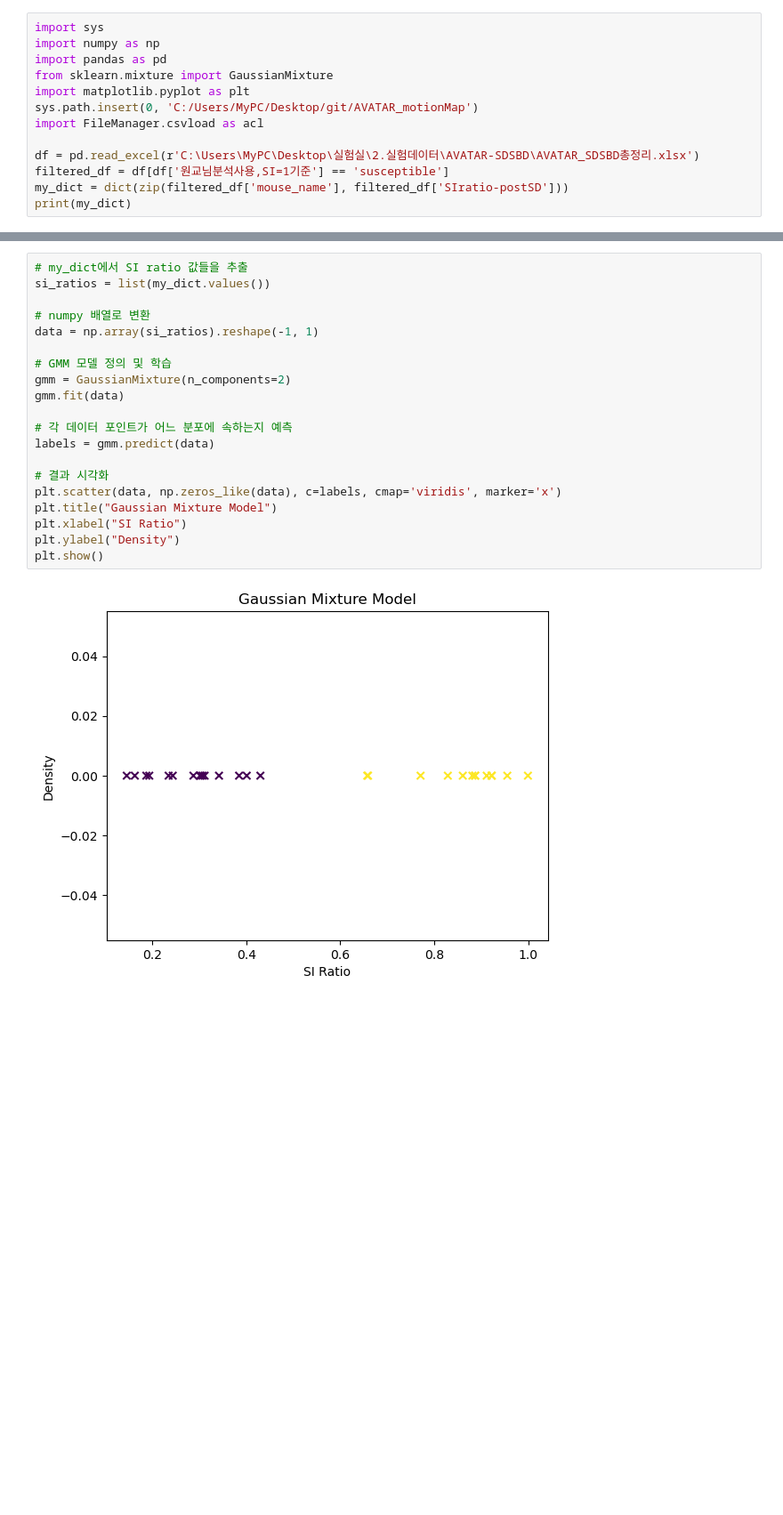
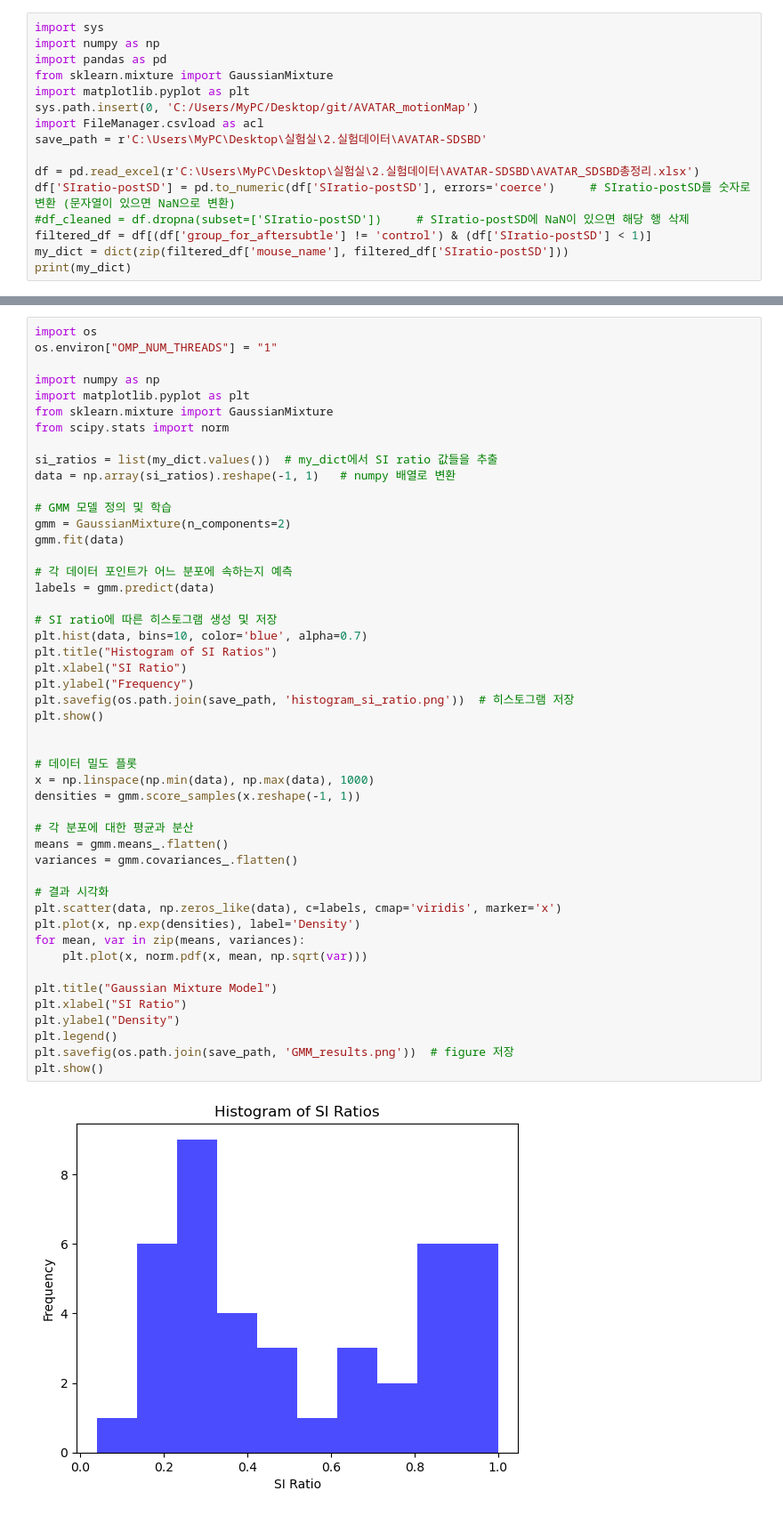
Before and after one commit to junesu0707/after_subtle, a Jupyter notebook: separate_extreme.ipynb, the cells around one changed output, grey strips where cells are left out. Shown at 89% size. Drawn from its saved outputs; the diff is of its cells as text; blank space fills up the shorter version.

```diff
--- a/separate_extreme.ipynb
+++ b/separate_extreme.ipynb
@@ -6,9 +6,12 @@ from sklearn.mixture import GaussianMixture
 import matplotlib.pyplot as plt
 sys.path.insert(0, 'C:/Users/MyPC/Desktop/git/AVATAR_motionMap')
 import FileManager.csvload as acl
+save_path = r'C:\Users\MyPC\Desktop\실험실\2.실험데이터\AVATAR-SDSBD'
 
 df = pd.read_excel(r'C:\Users\MyPC\Desktop\실험실\2.실험데이터\AVATAR-SDSBD\AVATAR_SDSBD총정리.xlsx')
-filtered_df = df[df['원교님분석사용,SI=1기준'] == 'susceptible']
+df['SIratio-postSD'] = pd.to_numeric(df['SIratio-postSD'], errors='coerce')     # SIratio-postSD를 숫자로 변환 (문자열이 있으면 NaN으로 변환)
+#df_cleaned = df.dropna(subset=['SIratio-postSD'])     # SIratio-postSD에 NaN이 있으면 해당 행 삭제
+filtered_df = df[(df['group_for_aftersubtle'] != 'control') & (df['SIratio-postSD'] < 1)]
 my_dict = dict(zip(filtered_df['mouse_name'], filtered_df['SIratio-postSD']))
 print(my_dict)
 # %% [output]
@@ -16,22 +19,50 @@ print(my_dict)
 # %%
-# my_dict에서 SI ratio 값들을 추출
-si_ratios = list(my_dict.values())
+import os
+os.environ["OMP_NUM_THREADS"] = "1"
 
-# numpy 배열로 변환
-data = np.array(si_ratios).reshape(-1, 1)
+import numpy as np
+import matplotlib.pyplot as plt
+from sklearn.mixture import GaussianMixture
+from scipy.stats import norm
+
+si_ratios = list(my_dict.values())  # my_dict에서 SI ratio 값들을 추출
+data = np.array(si_ratios).reshape(-1, 1)   # numpy 배열로 변환
 
 # GMM 모델 정의 및 학습
 gmm = GaussianMixture(n_components=2)
 gmm.fit(data)
 
 # 각 데이터 포인트가 어느 분포에 속하는지 예측
 labels = gmm.predict(data)
 
+# SI ratio에 따른 히스토그램 생성 및 저장
+plt.hist(data, bins=10, color='blue', alpha=0.7)
+plt.title("Histogram of SI Ratios")
+plt.xlabel("SI Ratio")
+plt.ylabel("Frequency")
+plt.savefig(os.path.join(save_path, 'histogram_si_ratio.png'))  # 히스토그램 저장
+plt.show()
+
+
+# 데이터 밀도 플롯
+x = np.linspace(np.min(data), np.max(data), 1000)
+densities = gmm.score_samples(x.reshape(-1, 1))
+
+# 각 분포에 대한 평균과 분산
+means = gmm.means_.flatten()
+variances = gmm.covariances_.flatten()
+
 # 결과 시각화
 plt.scatter(data, np.zeros_like(data), c=labels, cmap='viridis', marker='x')
+plt.plot(x, np.exp(densities), label='Density')
+for mean, var in zip(means, variances):
+    plt.plot(x, norm.pdf(x, mean, np.sqrt(var)))
+
 plt.title("Gaussian Mixture Model")
 plt.xlabel("SI Ratio")
 plt.ylabel("Density")
+plt.legend()
+plt.savefig(os.path.join(save_path, 'GMM_results.png'))  # figure 저장
 plt.show()
 # %% [output]
-[figure, old version]
+[figure, new version]
```
Also changed, not shown: parts of 5 cells of this notebook.
